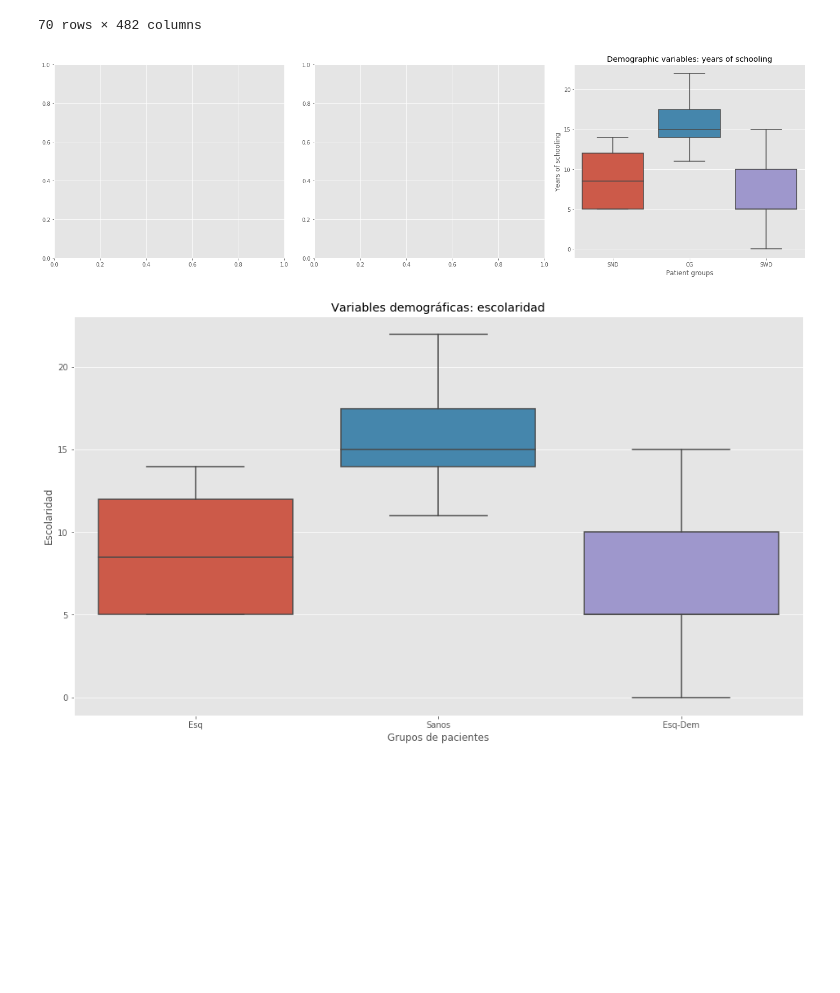
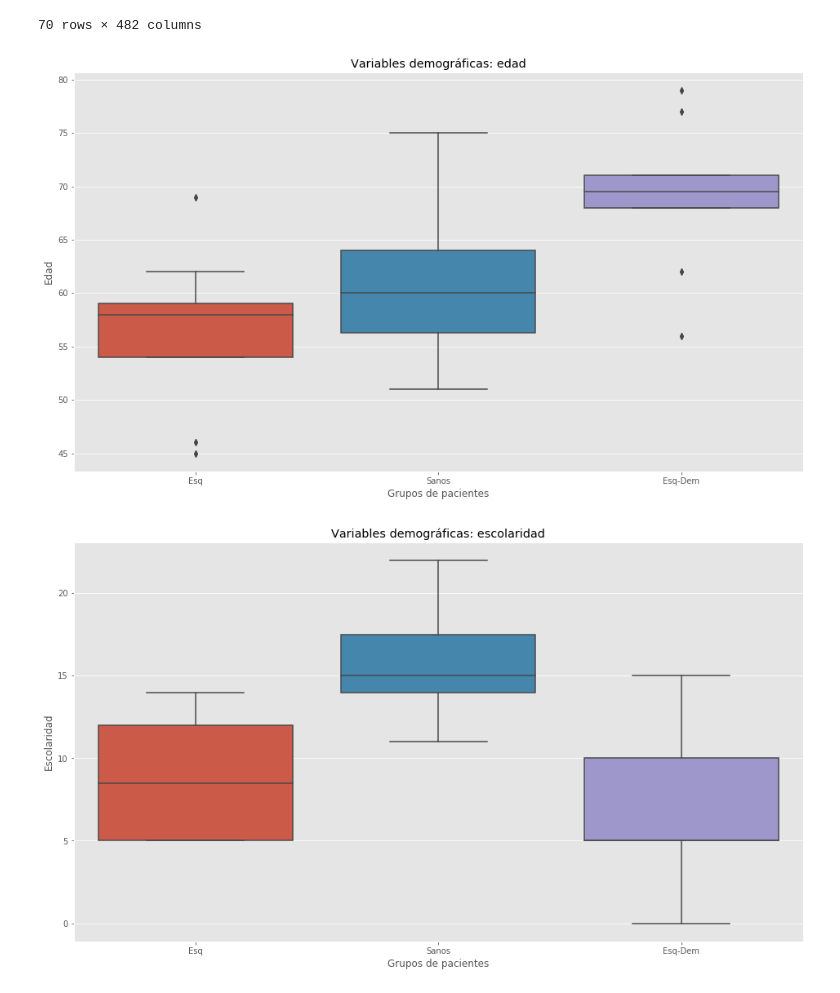
Before and after one commit to josealejolibreros/schizophrenic_data_processing, a Jupyter notebook: box_plot.ipynb, the cells around one changed output. Cells and saved outputs as stored; diff of their text form; code cells hidden in the pictures; blank space fills up the shorter version.

```diff
--- a/box_plot.ipynb
+++ b/box_plot.ipynb
@@ -128,26 +128,15 @@ edad=data_encoded.loc[: , "edad"]
 escolaridad=data_encoded.loc[: , "escolaridad"]
 years_em=data_encoded.loc[: , "years_em"]
 diagnostico_encoded=data_encoded.loc[: , "diagnostico_encoded"]
-# %%
-fig, axes = plt.subplots(1,3, figsize = (20,6), squeeze=False)
-#axes[0][0] = sb.boxplot( y=edad, x=diagnostico_encoded.map( {0: 'CG', 1: 'SND', 2: 'SWD'}));
-#axes[0][0].set_title('Demographic variables: age')
-#axes[0][0].set_xlabel('Patient groups')
-#axes[0][0].set_ylabel('Edad')
-
-axes[0][0] = sb.boxplot( y=escolaridad, x=diagnostico_encoded.map( {0: 'CG', 1: 'SND', 2: 'SWD'}));
-axes[0][0].set_title('Demographic variables: years of schooling')
-axes[0][0].set_xlabel('Patient groups')
-axes[0][0].set_ylabel('Years of schooling')
-
-#axes[0][0] = sb.boxplot( y=years_em, x=diagnostico_encoded.map( {0: 'CG', 1: 'SND', 2: 'SWD'}));
-#axes[0][0].set_title('Demographic variables: years of mental illness')
-#axes[0][0].set_xlabel('Patient groups')
-#axes[0][0].set_ylabel('Years of mental illness')
-fig.tight_layout()
-plt.show()
-# %% [output]
-[figure, removed]
+# %%
+plot = sb.boxplot( y=edad, x=diagnostico_encoded.map( {0: 'Sanos', 1: 'Esq', 2: 'Esq-Dem'}));
+plot.set_title('Variables demográficas: edad')
+plot.set_xlabel('Grupos de pacientes')
+plot.set_ylabel('Edad')
+plt.savefig('bloxplot_edad.png')
+plt.show()
+# %% [output]
+[figure, added]
 # %%
 plot = sb.boxplot( y=escolaridad, x=diagnostico_encoded.map( {0: 'Sanos', 1: 'Esq', 2: 'Esq-Dem'}));
 plot.set_title('Variables demográficas: escolaridad')
```
Also changed, not shown: parts of 1 cell of this notebook, 3 other files.
